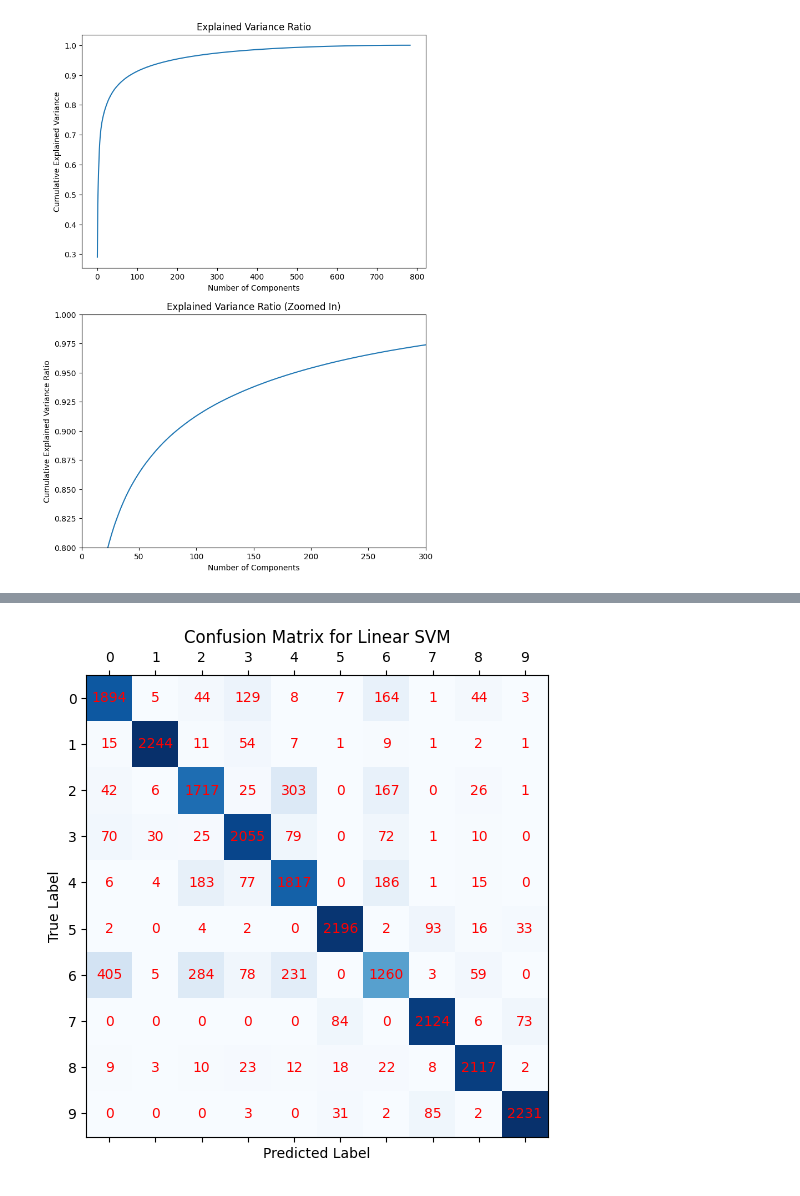
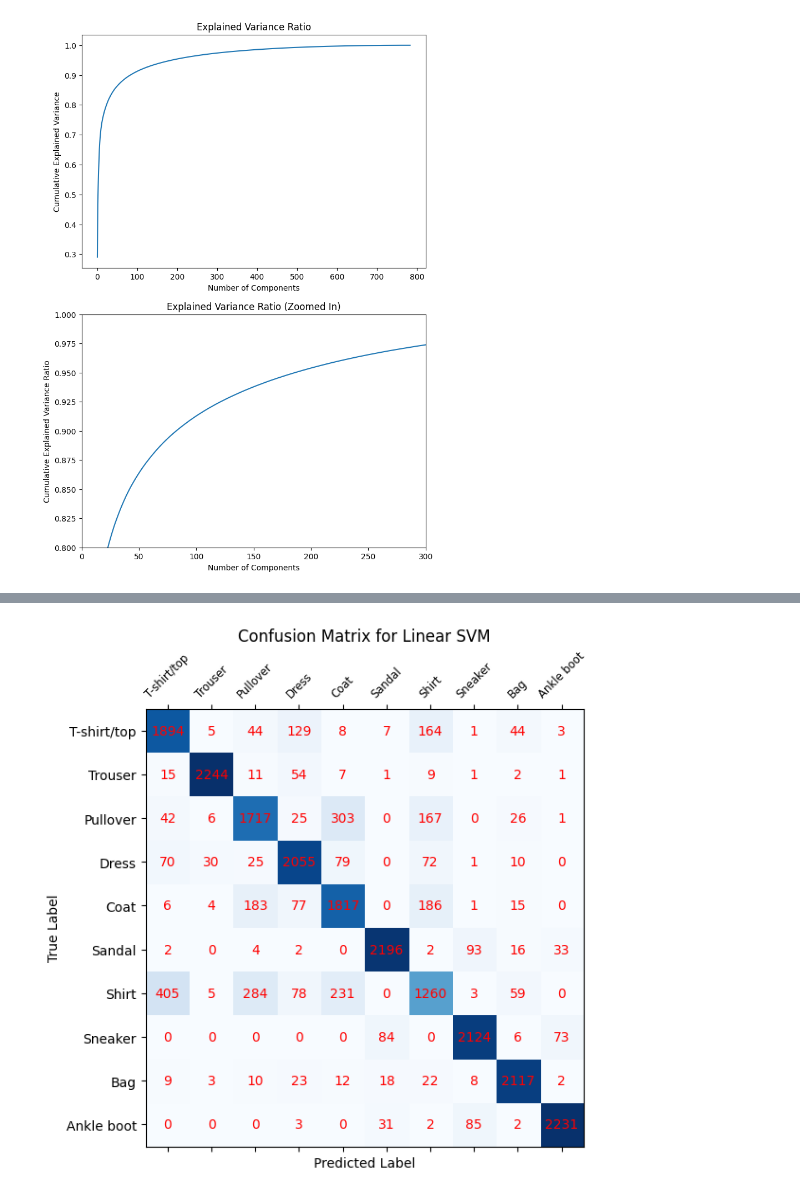
Before and after one commit to tabirako/College-Stuffs, a Jupyter notebook: ClassficationTask/fashion_mnist_pcm_svm.ipynb, the cells around one changed output, grey strips where cells are left out. Drawn from its saved outputs; the diff is of its cells as text; code cells hidden in the pictures.

```diff
--- a/PCM/fashion_mnist_pcm_svm.ipynb
+++ b/ClassficationTask/fashion_mnist_pcm_svm.ipynb
@@ -10,6 +10,19 @@ X, y = fetch_openml("Fashion-MNIST", version=1, return_X_y=True, as_frame=False)
 print(X.shape, y.shape)
 # %% [output]
 (70000, 784) (70000,)
+# %%
+label_dict = {
+0	:"T-shirt/top",
+1	:"Trouser",
+2	:"Pullover",
+3	:"Dress",
+4	:"Coat",
+5	:"Sandal",
+6	:"Shirt",
+7	:"Sneaker",
+8	:"Bag",
+9	:"Ankle boot"}
+label_list = list(label_dict.values())
 # %%
 
 fig = plt.figure(figsize=(8, 8))
@@ -122,18 +135,19 @@ Time taken for Linear SVM: 578.1722798347473
 # %%
 # confusion matrix for linear svm in matplotlib
 ax = plt.figure(figsize=(8, 6)).gca()
 ax.matshow(confusion_matrix(y_test, y_pred_linear), cmap=plt.cm.Blues)
 for i in range(10):
     for j in range(10):
         ax.text(j, i, str(confusion_matrix(y_test, y_pred_linear)[i, j]),
                 ha="center", va="center", color="red")
 
 ax.set_xlabel("Predicted Label")
 ax.set_ylabel("True Label")
 ax.set_title("Confusion Matrix for Linear SVM")
 size = len(np.unique(y_test))
-ax.set_xticks(np.arange(size))
-ax.set_yticks(np.arange(size))
+ax.set_xticks(np.arange(size),label_list,size="small")
+ax.tick_params(axis='x', labelrotation=45)
+ax.set_yticks(np.arange(size),label_list)
 plt.show()
 # %% [output]
-[figure, old version]
+[figure, new version]
```
Also changed, not shown: parts of 1 cell of this notebook, 3 other files.
